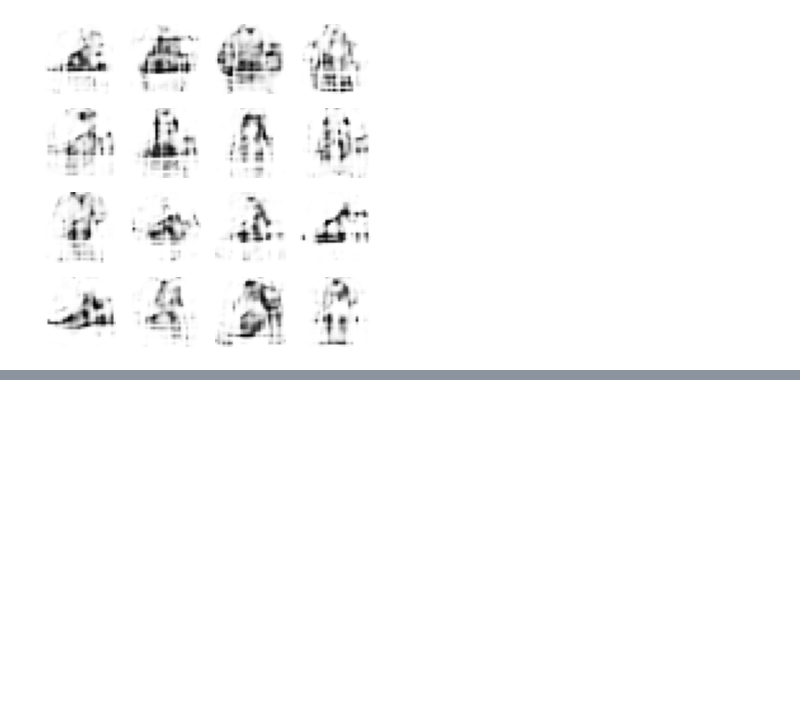
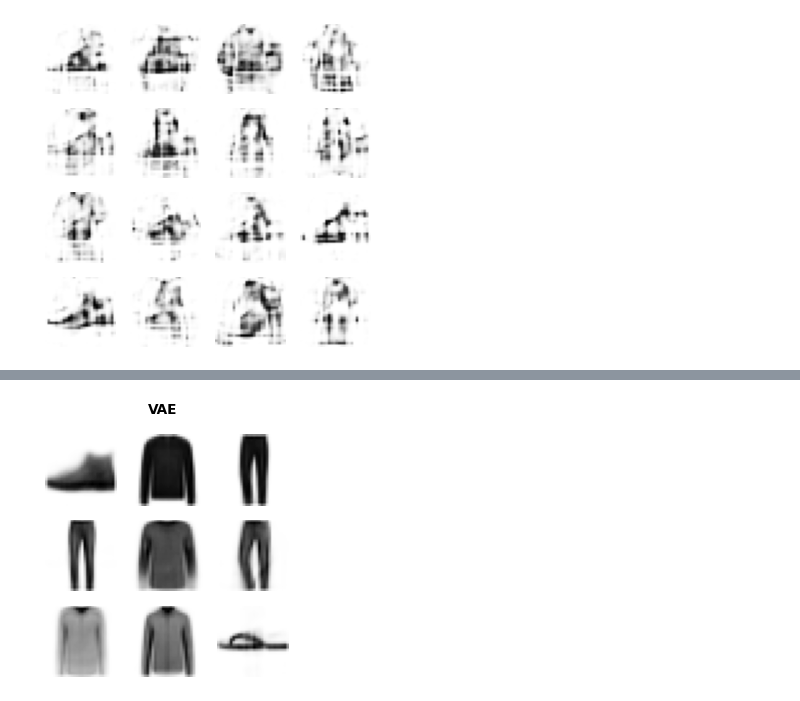
Before and after one commit to teome/diffusion-play, a Jupyter notebook: nbs/29_vae.ipynb, the cells around one changed output, grey strips where cells are left out. Saved outputs shown, nothing was run; the diff lists cells and outputs as text; code cells hidden in the pictures; blank space fills up the shorter version.

```diff
--- a/nbs/29_vae.ipynb
+++ b/nbs/29_vae.ipynb
@@ -161,0 +249,4 @@ show_images(generated_images.reshape(-1, 1, 28, 28), imsize=1.5)
+# %%
+show_images(t[:9].reshape(-1,1,28,28).sigmoid(), imsize=1.5, title='VAE');
+# %% [output]
+[figure, added]
```
Also changed, not shown: parts of 18 cells of this notebook.
